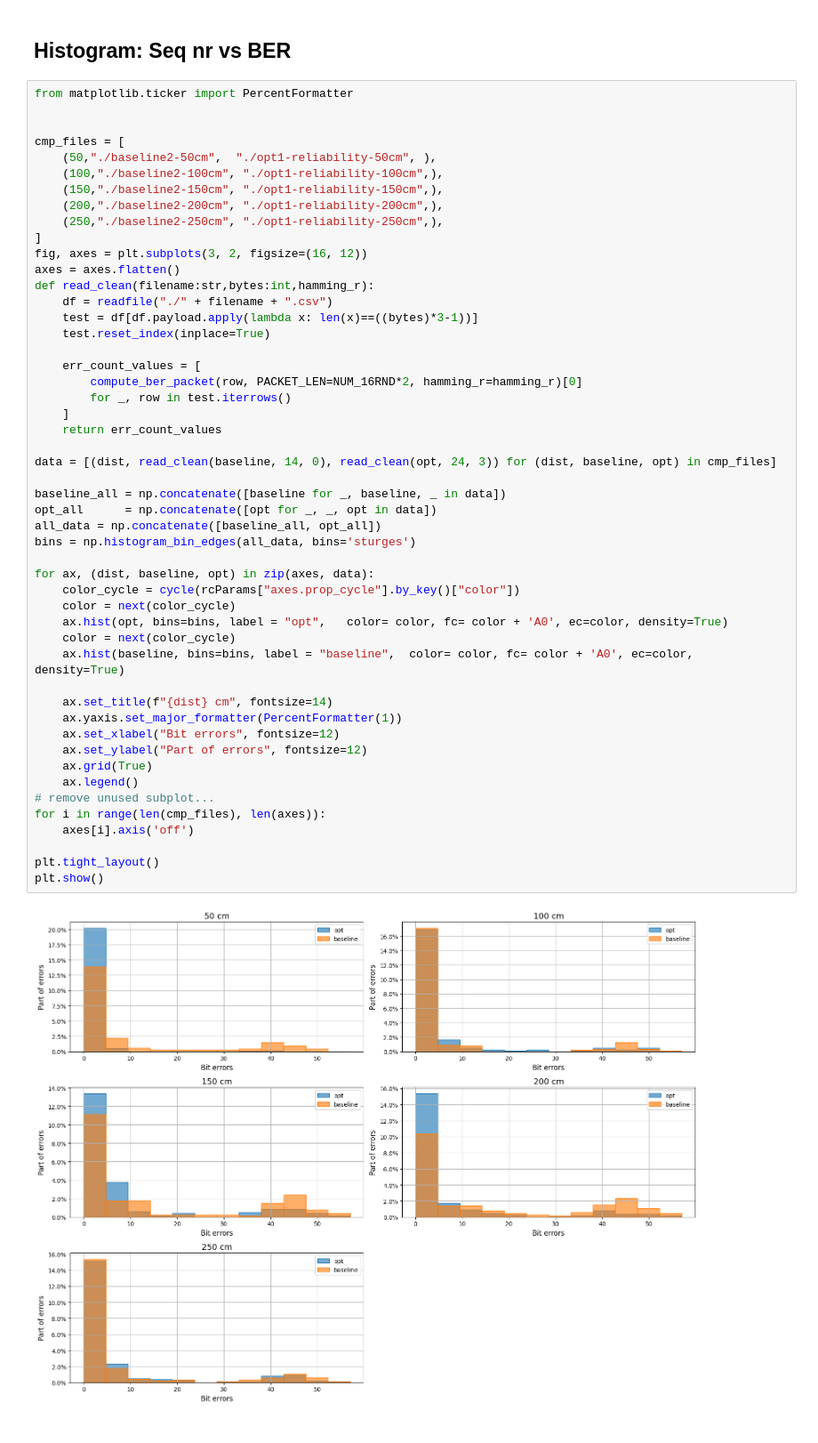
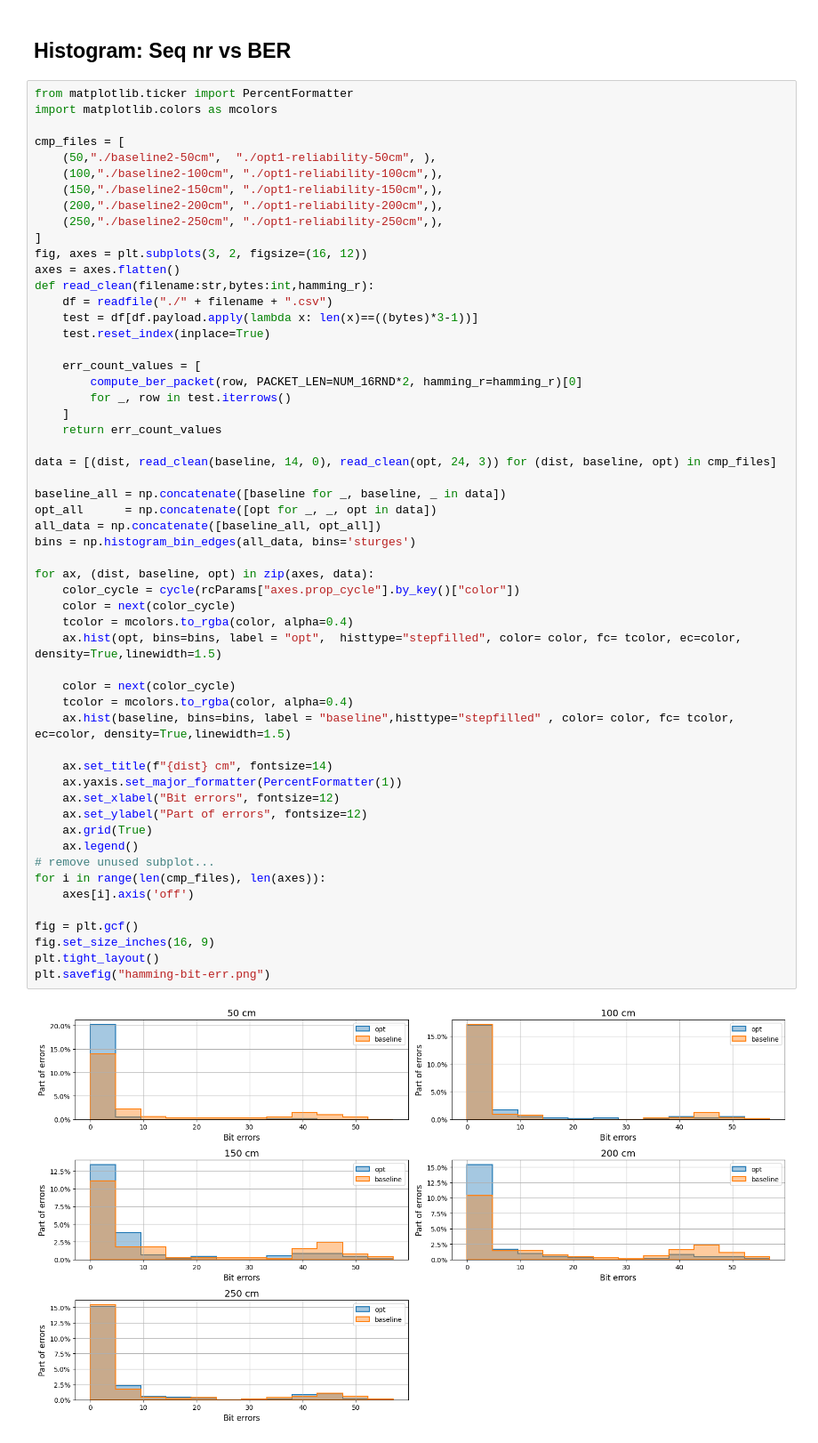
Before and after one commit to tuvabjornberg/wcnes-project2026-group10, a Jupyter notebook: stats/packetindex-BER.ipynb, the cells around one changed output. Shown at 89% size. Saved outputs shown, nothing was run; the diff lists cells and outputs as text.

Commit message:
Fixed plotting

```diff
--- a/stats/packetindex-BER.ipynb
+++ b/stats/packetindex-BER.ipynb
@@ -62,7 +62,7 @@ plt.show()
 ## Histogram: Seq nr vs BER
 # %%
 from matplotlib.ticker import PercentFormatter
-
+import matplotlib.colors as mcolors
 
 cmp_files = [
     (50,"./baseline2-50cm",  "./opt1-reliability-50cm", ),
@@ -81,34 +81,39 @@ def read_clean(filename:str,bytes:int,hamming_r):
     err_count_values = [
         compute_ber_packet(row, PACKET_LEN=NUM_16RND*2, hamming_r=hamming_r)[0]
         for _, row in test.iterrows()
     ]
     return err_count_values
 
 data = [(dist, read_clean(baseline, 14, 0), read_clean(opt, 24, 3)) for (dist, baseline, opt) in cmp_files]
 
 baseline_all = np.concatenate([baseline for _, baseline, _ in data])
 opt_all      = np.concatenate([opt for _, _, opt in data])
 all_data = np.concatenate([baseline_all, opt_all])
 bins = np.histogram_bin_edges(all_data, bins='sturges')
 
 for ax, (dist, baseline, opt) in zip(axes, data):
     color_cycle = cycle(rcParams["axes.prop_cycle"].by_key()["color"])
     color = next(color_cycle)
-    ax.hist(opt, bins=bins, label = "opt",   color= color, fc= color + 'A0', ec=color, density=True)
+    tcolor = mcolors.to_rgba(color, alpha=0.4)
+    ax.hist(opt, bins=bins, label = "opt",  histtype="stepfilled", color= color, fc= tcolor, ec=color, density=True,linewidth=1.5)
+
     color = next(color_cycle)
-    ax.hist(baseline, bins=bins, label = "baseline",  color= color, fc= color + 'A0', ec=color, density=True)
+    tcolor = mcolors.to_rgba(color, alpha=0.4)
+    ax.hist(baseline, bins=bins, label = "baseline",histtype="stepfilled" , color= color, fc= tcolor, ec=color, density=True,linewidth=1.5)
 
     ax.set_title(f"{dist} cm", fontsize=14)
     ax.yaxis.set_major_formatter(PercentFormatter(1))
     ax.set_xlabel("Bit errors", fontsize=12)
     ax.set_ylabel("Part of errors", fontsize=12)
     ax.grid(True)
     ax.legend()
 # remove unused subplot...
 for i in range(len(cmp_files), len(axes)):
     axes[i].axis('off')
 
+fig = plt.gcf()
+fig.set_size_inches(16, 9)
 plt.tight_layout()
-plt.show()
+plt.savefig("hamming-bit-err.png")
 # %% [output]
-[figure, old version]
+[figure, new version]
```
